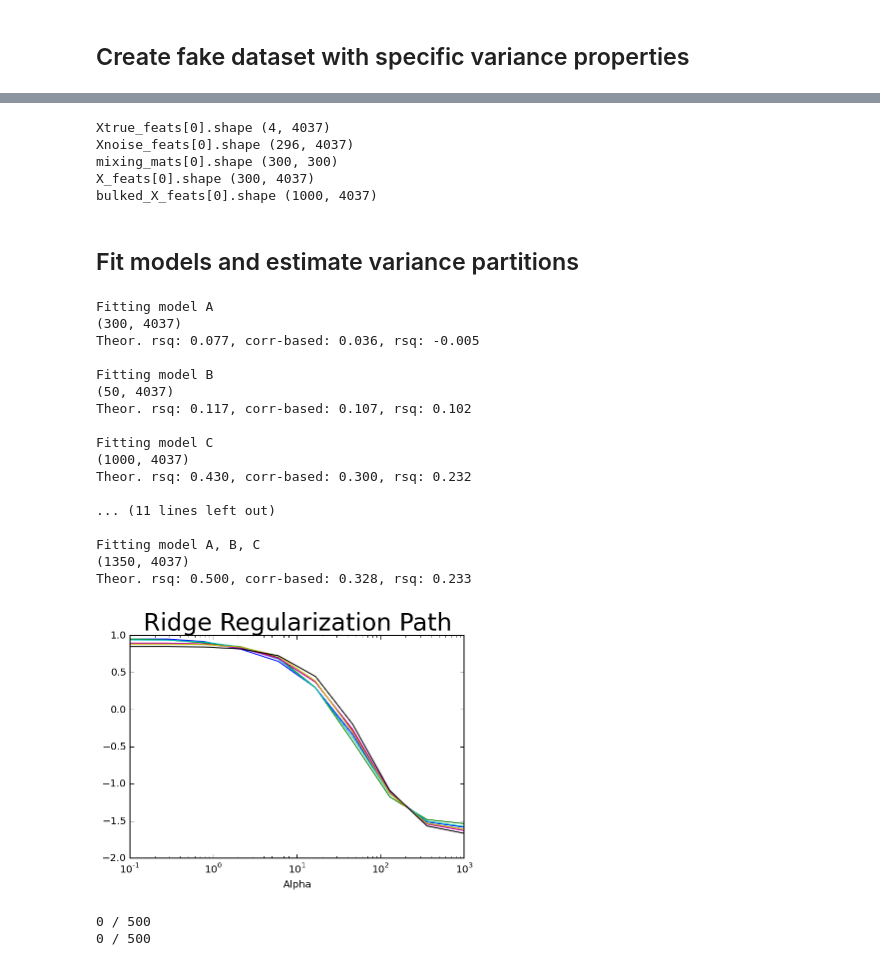
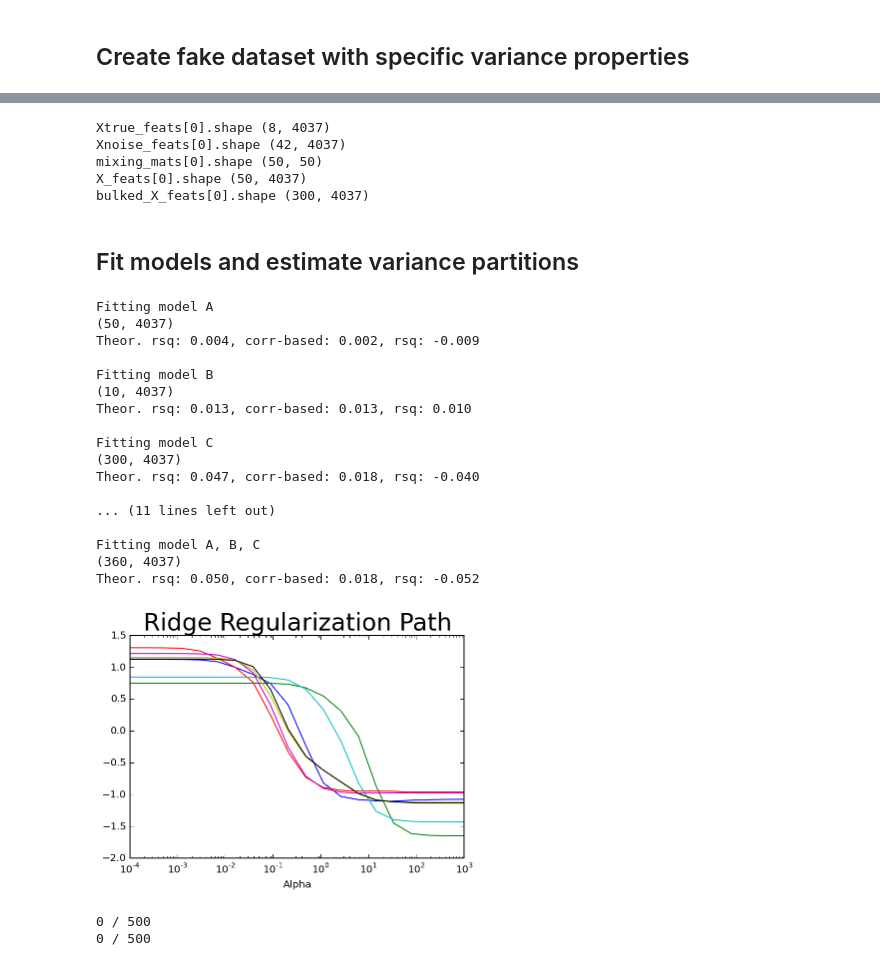
Before and after one commit to alexhuth/notebook-sharing, a Jupyter notebook: Variance Partitioning.ipynb, the cells around one changed output, grey strips where cells are left out. Saved outputs shown, nothing was run; the diff lists cells and outputs as text; code cells hidden in the pictures.

```diff
--- a/Variance Partitioning.ipynb
+++ b/Variance Partitioning.ipynb
@@ -31,23 +31,27 @@ combs = [[0, 3, 4, 6],
          [2, 4, 5, 6]]
 
 # total_variance is total fraction of non-noise variance in responses
-total_variance = 0.5
+total_variance = 0.05
 
 # true_variances is proportion of variance assigned to each partition
 #true_variances = np.ones(7) # each partition is equal
-true_variances = np.array([1088, 662, 9501, 251, 284, 1872, 555]).astype(float) # values from speech experiment
+#true_variances = np.array([1088, 662, 9501, 251, 284, 1872, 555]).astype(float) # values from speech experiment
+true_variances = np.array([0, 662, 9501, 251, 284, 1872, 555]).astype(float) # values from speech experiment
+#true_variances = np.array([1, 1, 1, 1, 1, 10.0, 1])
 true_variances = true_variances / true_variances.sum() * total_variance
 
 noise_variance = 1.0 - true_variances.sum()
 
 # P_parts is number of components that together describe the variance in each partition
-P_parts = [1] * 7 # 1 component in each partition
+#P_parts = [1] * 7 # 1 component in each partition
+P_parts = [2] * 7 # 1 component in each partition
 #P_parts = [10] * 7 # 10 component in each partition
 #P_parts = [10, 10, 900, 10, 10, 10, 10]
 
 # P_models contains size of each feature space (each must be bigger than sum of constituent parts)
-P_models = [300, 50, 1000] # approximately like speech experiment
+#P_models = [300, 50, 1000] # approximately like speech experiment
 #P_models = [50, 50, 50]
+P_models = [50, 10, 300]
 #P_models = [9, 5, 19] # like Mark's experiment
 
 # Pnoise_models is number of noise features in each feature space
@@ -67,6 +71,14 @@ True variance in each partition: [ 0.038  0.023  0.334  0.009  0.01   0.066  0.0
 # Generate timecourses for each partition
 X_parts = [np.random.randn(p, N_R + N_P) for p in P_parts]
 print "X_parts[0].shape", X_parts[0].shape
+XX = np.corrcoef(np.vstack(X_parts))
+
+# Orthogonalize timecourses across and within partitions?
+orthogonalize = True
+if orthogonalize:
+    cat_orthog_X_parts, _, _ = np.linalg.svd(np.vstack(X_parts).T, full_matrices=False)
+    X_parts = np.vsplit(cat_orthog_X_parts.T, np.cumsum(P_parts)[:-1])
+    XX_orthog = np.corrcoef(np.vstack(X_parts))
 
 # Generate "true" weights used to construct Y
 Btrue_parts = [np.random.randn(p, M) for p in P_parts]
@@ -104,6 +124,8 @@ print "Xtrue_feats[0].shape", Xtrue_feats[0].shape
 
 # Generate noise features to round out each feature space
 Xnoise_feats = [np.random.randn(Pnoise, N_R + N_P) for Pnoise in Pnoise_models]
+#Xnoise_feats = [np.zeros((Pnoise, N_R + N_P)) for Pnoise in Pnoise_models]
+#Xnoise_feats = [0.1 * np.random.randn(Pnoise, N_R + N_P) for Pnoise in Pnoise_models]
 print "Xnoise_feats[0].shape", Xnoise_feats[0].shape
 
 # Generate matrices to mix real and noise features in each space
@@ -124,17 +146,18 @@ Pmax = max(P_models)
 bulked_X_feats = [np.vstack([X, np.random.randn(Pmax - P, N_R + N_P)]) for X,P in zip(X_feats, P_models)]
 print "bulked_X_feats[0].shape", bulked_X_feats[0].shape
 # %% [output]
-Xtrue_feats[0].shape (4, 4037)
-Xnoise_feats[0].shape (296, 4037)
-mixing_mats[0].shape (300, 300)
-X_feats[0].shape (300, 4037)
-bulked_X_feats[0].shape (1000, 4037)
+Xtrue_feats[0].shape (8, 4037)
+Xnoise_feats[0].shape (42, 4037)
+mixing_mats[0].shape (50, 50)
+X_feats[0].shape (50, 4037)
+bulked_X_feats[0].shape (300, 4037)
 # %% [markdown]
 ## Fit models and estimate variance partitions
 # %%
 # Fit some models
 use_ols = False # True: models fit with OLS; False: models fit with ridge
 use_features = "raw" # "raw": as-is; "bulked": expanded features; "same": add noise so each model is same
+ridge_optimize_corr = True # (ridge only) True: optimize ridge alpha for correlation; False: optimize for R^2
 
 from itertools import combinations, chain
 feature_combs = list(chain(*[combinations(range(3), n) for n in [1, 2, 3]])) # feature spaces to use in each model
@@ -142,7 +165,7 @@ feature_combs = list(chain(*[combinations(range(3), n) for n in [1, 2, 3]])) # f
 rsq_corr = lambda c: (c ** 2) * np.sign(c) # r -> r^2
 
 import ridge
-alphas = np.logspace(-1, 3, 10)
+alphas = np.logspace(-4, 3, 20)
 
 B_est = [] # estimated weights (not used for anything currently)
 corr_est = [] # estimated r^2 from correlation
@@ -172,43 +195,43 @@ for comb in feature_combs:
                                                                        Xcomb.T[N_R:], zY_total[N_R:],
                                                                        alphas=alphas,
                                                                        nboots=5,
                                                                        chunklen=40,
                                                                        nchunks=5,
-                                                                       use_corr=True)
+                                                                       use_corr=ridge_optimize_corr)
     if not use_ols: semilogx(alphas, npp.zs(bscorrs.mean(2).mean(1)))
 
     B_est.append(np.vstack(wts).T)
     preds = np.dot(Xcomb.T[N_R:], wts)
     corrs = [np.corrcoef(pred, Y[N_R:])[0,1] for pred,Y in zip(preds.T, zY_total.T)]
     rsqs = [1 - (Y[N_R:] - pred).var() / Y[N_R:].var() for pred,Y in zip(preds.T, zY_total.T)]
     corr_est.append(corrs)
     rsq_est.append(rsqs)
 
     theoretical_rsq = true_variances[list(set.union(*[set(combs[c]) for c in comb]))].sum()
     avg_corr_rsq = rsq_corr(np.array(corrs)).mean()
     avg_rsq = np.array(rsqs).mean()
     print "Theor. rsq: %0.3f, corr-based: %0.3f, rsq: %0.3f" % (theoretical_rsq, avg_corr_rsq, avg_rsq)
 
 if not use_ols: xlabel("Alpha"); title("Ridge Regularization Path");
 # %% [output]
 Fitting model A
-(300, 4037)
-Theor. rsq: 0.077, corr-based: 0.036, rsq: -0.005
+(50, 4037)
+Theor. rsq: 0.004, corr-based: 0.002, rsq: -0.009
 
 Fitting model B
-(50, 4037)
-Theor. rsq: 0.117, corr-based: 0.107, rsq: 0.102
+(10, 4037)
+Theor. rsq: 0.013, corr-based: 0.013, rsq: 0.010
 
 Fitting model C
-(1000, 4037)
-Theor. rsq: 0.430, corr-based: 0.300, rsq: 0.232
+(300, 4037)
+Theor. rsq: 0.047, corr-based: 0.018, rsq: -0.040
 
 ... (11 lines left out)
 
 Fitting model A, B, C
-(1350, 4037)
-Theor. rsq: 0.500, corr-based: 0.328, rsq: 0.233
+(360, 4037)
+Theor. rsq: 0.050, corr-based: 0.018, rsq: -0.052
-[figure, old version]
+[figure, new version]
 # %%
 # Correct variance partitions to nearest legal value
 
```
Also changed, not shown: parts of 8 cells of this notebook.
